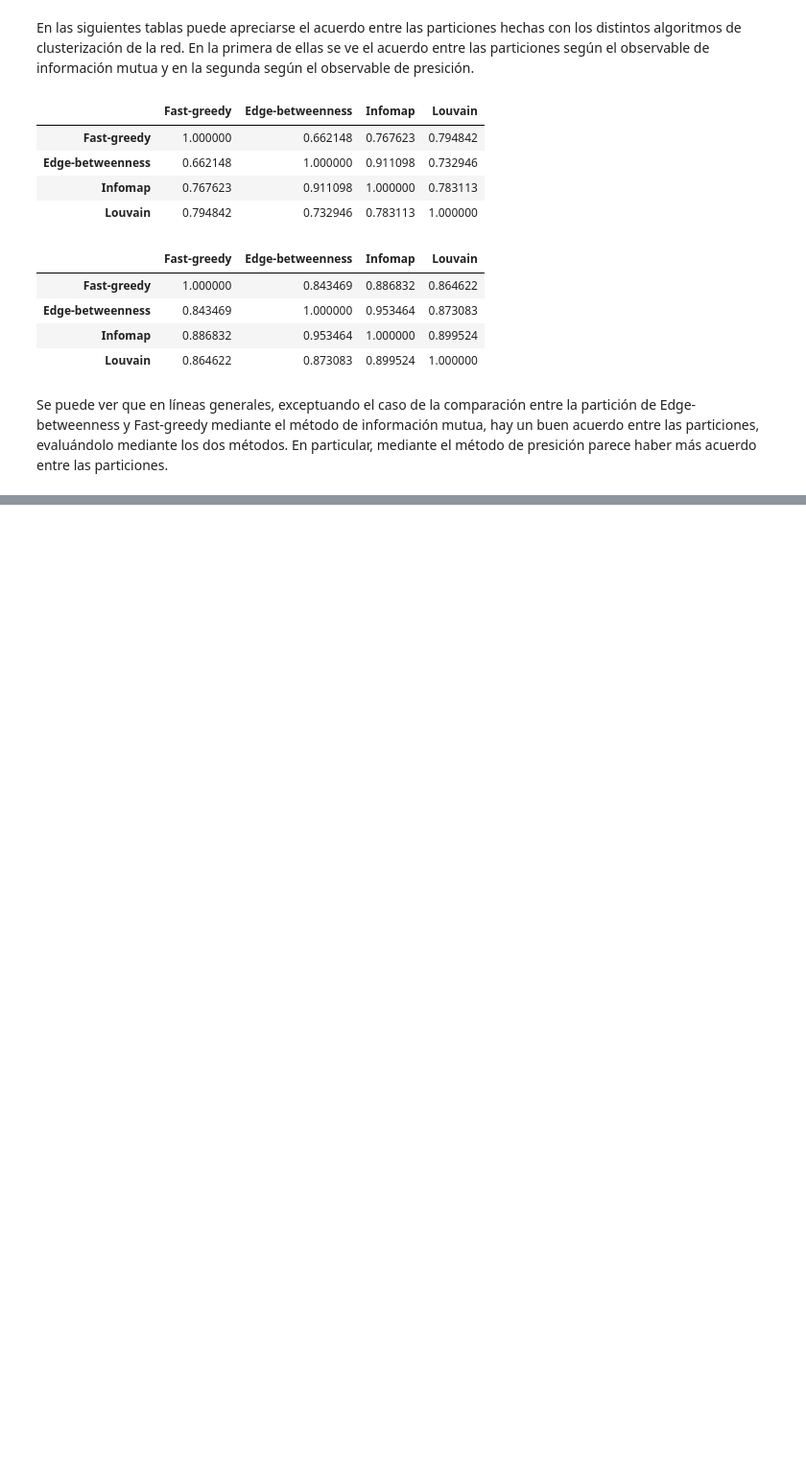
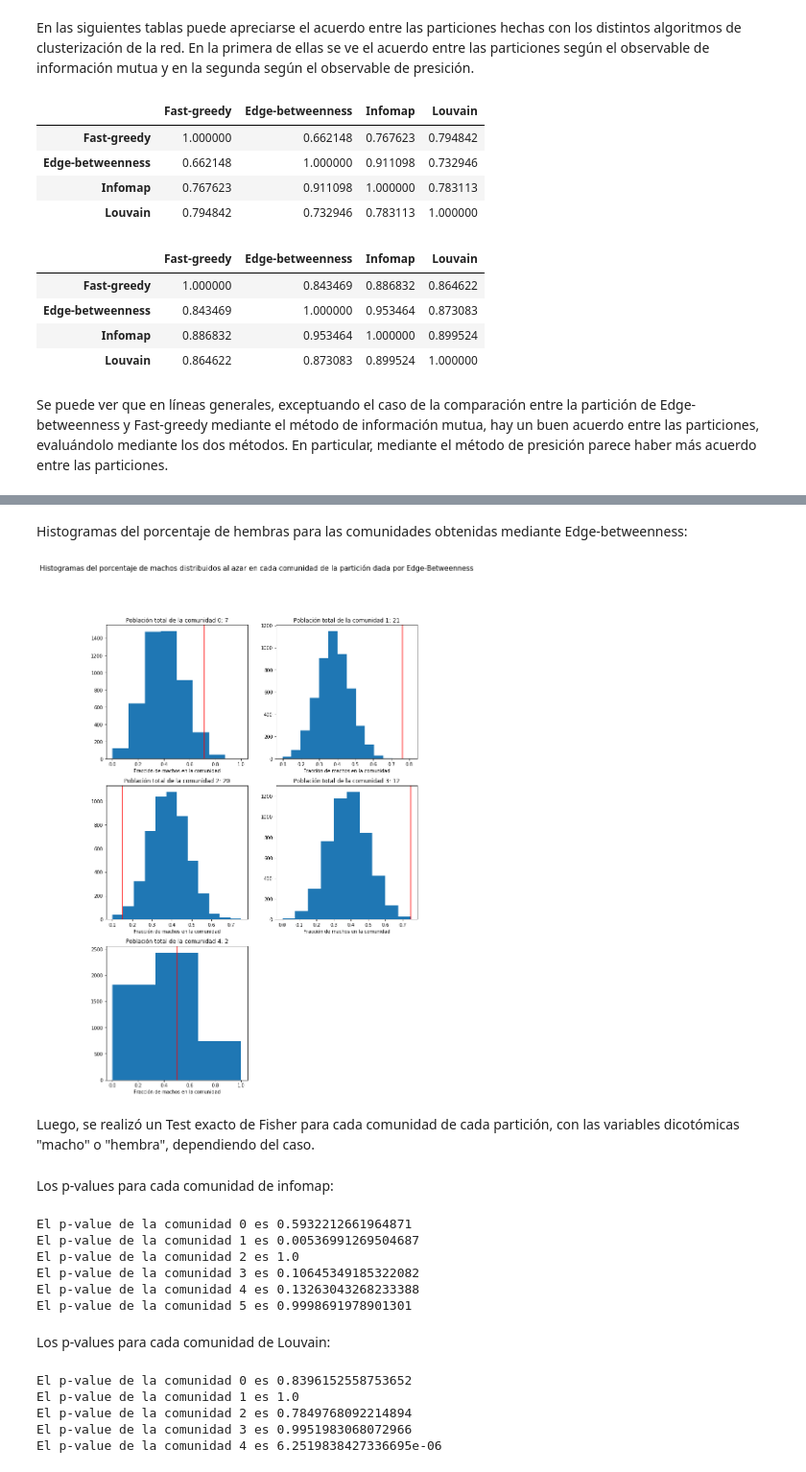
Before and after one commit to MarianoNicolini17/TP3, a Jupyter notebook: tp3_main.ipynb, the cells around one changed output, grey strips where cells are left out. Shown at 96% size. Saved outputs shown, nothing was run; the diff lists cells and outputs as text; code cells hidden in the pictures; blank space fills up the shorter version.

```diff
--- a/tp3_main.ipynb
+++ b/tp3_main.ipynb
@@ -573,0 +811,59 @@ Se puede ver que en líneas generales, exceptuando el caso de la comparación en
+# %% [markdown]
+Histogramas del porcentaje de hembras para las comunidades obtenidas mediante Edge-betweenness:
+# %%
+# Histogramas Edge-Betwenness
+
+generos_edgeb = poblacionAtributoComus(red_delf, comus_edgeb)
+
+fig = plt.figure(figsize=(12,18))
+ax1 = fig.add_subplot(321)
+ax2 = fig.add_subplot(322)
+ax3 = fig.add_subplot(323)
+ax4 = fig.add_subplot(324)
+ax5 = fig.add_subplot(325)
+
+
+axs_edgeb = [ax1, ax2, ax3, ax4, ax5]
+bineo_edgeb_machos = [8, 14, 12, 10, 3]
+
+axvlines_edgeb = []
+for i in range(len(generos_edgeb)):
+    axvlines_edgeb.append(generos_edgeb[i]['m'])
+
+for i in range(len(axs_edgeb)):
+    axs_edgeb[i].hist(np.array(machosAzar_edgeb[i])/poblacionComus(comus_edgeb)[i], bins = bineo_edgeb_machos[i])
+    axs_edgeb[i].set_title('Población total de la comunidad {0}: {1}'.format(i, poblacionComus(comus_edgeb)[i]))
+    axs_edgeb[i].axvline(axvlines_edgeb[i]/poblacionComus(comus_edgeb)[i], c='red')
+    axs_edgeb[i].set_xlabel('Fracción de machos en la comunidad')
+
+fig.suptitle('Histogramas del porcentaje de machos distribuidos al azar en cada comunidad de la partición dada por Edge-Betweenness', fontsize=15)
+plt.show()
+# %% [output]
+[figure, added]
+# %% [markdown]
+Luego, se realizó un Test exacto de Fisher para cada comunidad de cada partición, con las variables dicotómicas "macho" o "hembra", dependiendo del caso.
+# %% [markdown]
+Los p-values para cada comunidad de infomap:
+# %%
+fisher_infomap_machos = testFisherParticion(red_delf, comus_infomap, 'm')
+for i in range(len(fisher_infomap_machos)):
+    print('El p-value de la comunidad', i,'es', fisher_infomap_machos[i])
+# %% [output]
+El p-value de la comunidad 0 es 0.5932212661964871
+El p-value de la comunidad 1 es 0.00536991269504687
+El p-value de la comunidad 2 es 1.0
+El p-value de la comunidad 3 es 0.10645349185322082
+El p-value de la comunidad 4 es 0.13263043268233388
+El p-value de la comunidad 5 es 0.9998691978901301
+# %% [markdown]
+Los p-values para cada comunidad de Louvain:
+# %%
+fisher_louvain_hembras = testFisherParticion(red_delf, comus_louvain, 'f')
+for i in range(len(fisher_louvain_hembras)):
+    print('El p-value de la comunidad', i,'es', fisher_louvain_hembras[i])
+# %% [output]
+El p-value de la comunidad 0 es 0.8396152558753652
+El p-value de la comunidad 1 es 1.0
+El p-value de la comunidad 2 es 0.7849768092214894
+El p-value de la comunidad 3 es 0.9951983068072966
+El p-value de la comunidad 4 es 6.2519838427336695e-06
```
Also changed, not shown: parts of 30 cells of this notebook, 1 other file.
